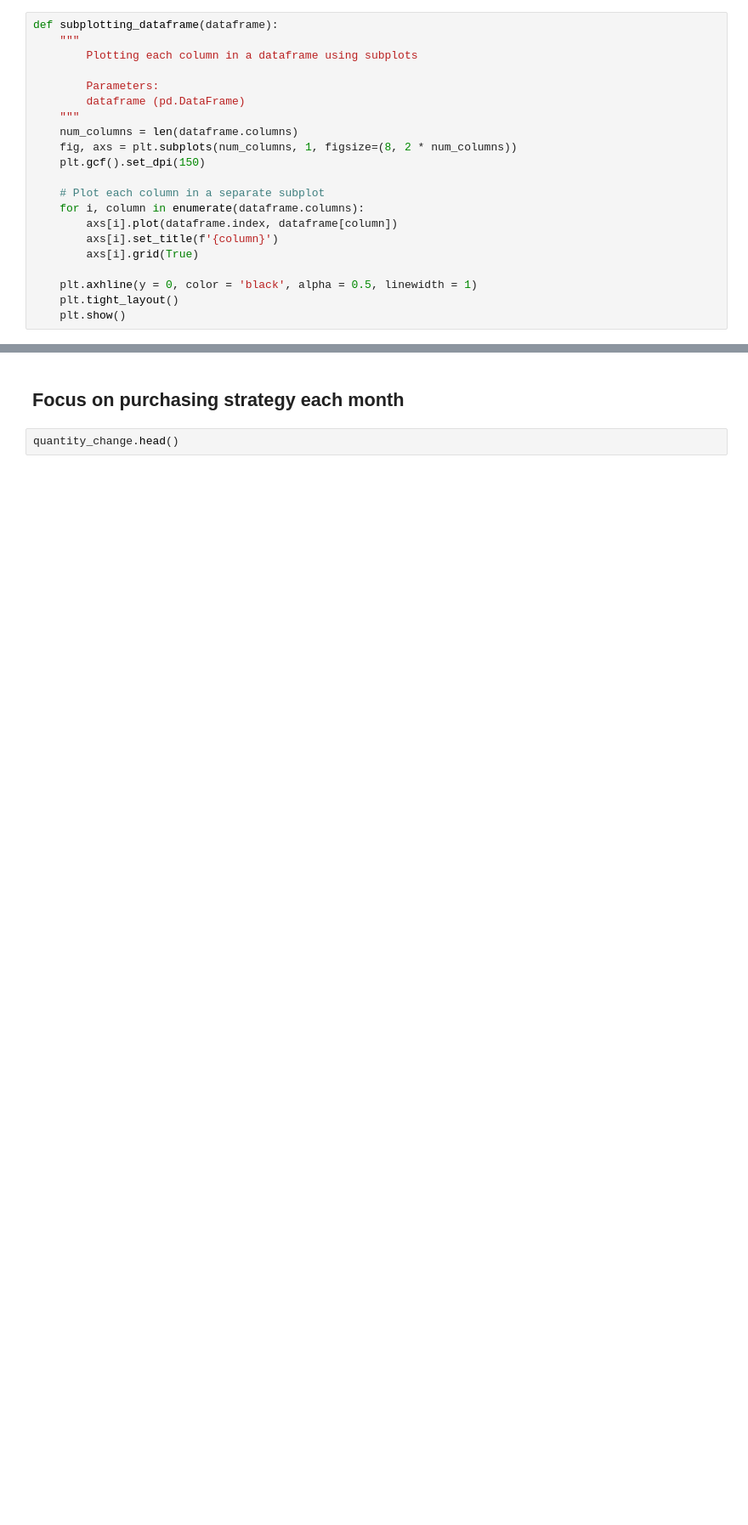
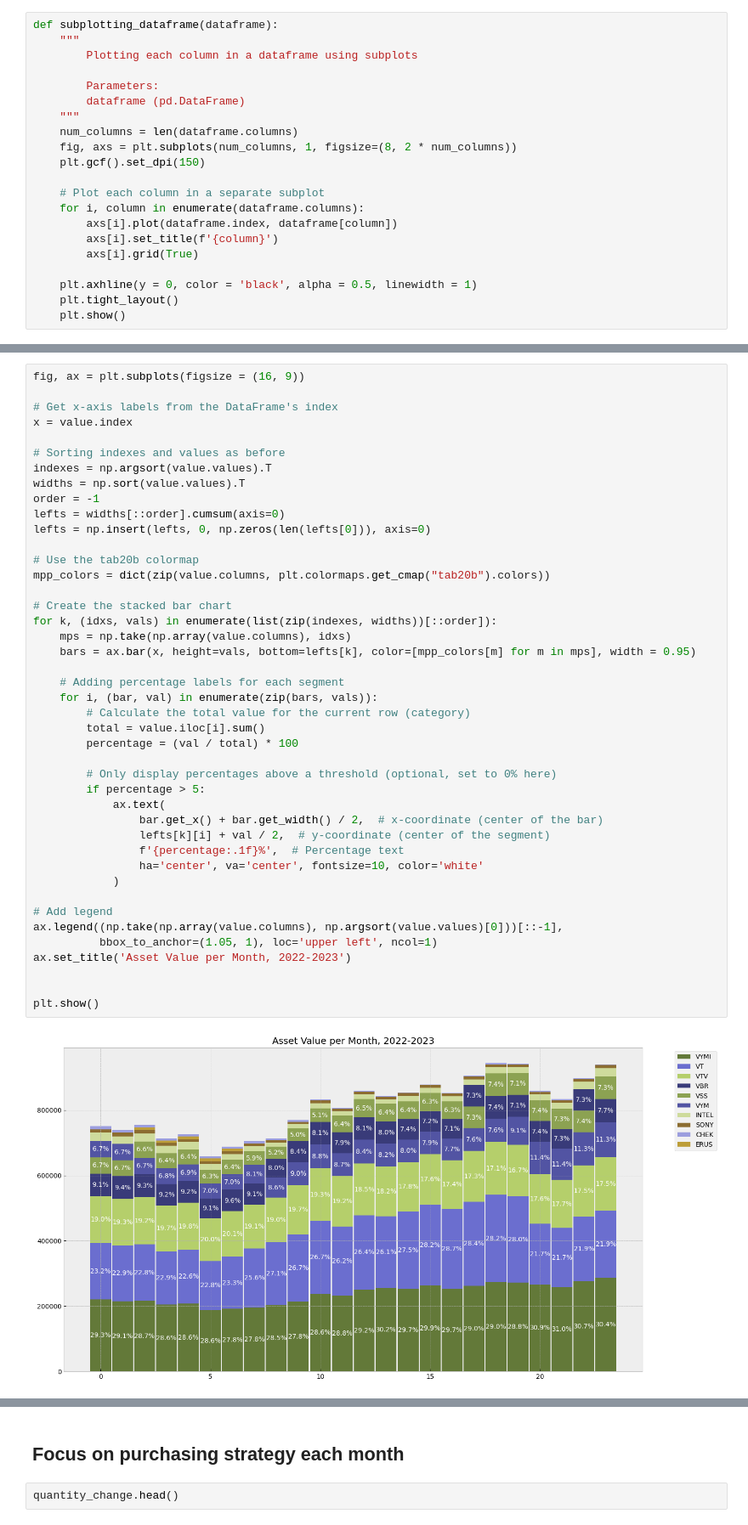
Before and after one commit to vincenzojrs/MrRipStrategyAnalysis, a Jupyter notebook: main.ipynb, the cells around one changed output, grey strips where cells are left out. Shown at 85% size. Saved outputs shown, nothing was run; the diff lists cells and outputs as text; blank space fills up the shorter version.

```diff
--- a/main.ipynb
+++ b/main.ipynb
@@ -262,0 +320,45 @@ subplotting_dataframe(monthly_value)
+# %%
+fig, ax = plt.subplots(figsize = (16, 9))
+
+# Get x-axis labels from the DataFrame's index
+x = value.index
+
+# Sorting indexes and values as before
+indexes = np.argsort(value.values).T
+widths = np.sort(value.values).T
+order = -1
+lefts = widths[::order].cumsum(axis=0)
+lefts = np.insert(lefts, 0, np.zeros(len(lefts[0])), axis=0)
+
+# Use the tab20b colormap
+mpp_colors = dict(zip(value.columns, plt.colormaps.get_cmap("tab20b").colors))
+
+# Create the stacked bar chart
+for k, (idxs, vals) in enumerate(list(zip(indexes, widths))[::order]):
+    mps = np.take(np.array(value.columns), idxs)
+    bars = ax.bar(x, height=vals, bottom=lefts[k], color=[mpp_colors[m] for m in mps], width = 0.95)
+
+    # Adding percentage labels for each segment
+    for i, (bar, val) in enumerate(zip(bars, vals)):
+        # Calculate the total value for the current row (category)
+        total = value.iloc[i].sum()
+        percentage = (val / total) * 100
+
+        # Only display percentages above a threshold (optional, set to 0% here)
+        if percentage > 5:
+            ax.text(
+                bar.get_x() + bar.get_width() / 2,  # x-coordinate (center of the bar)
+                lefts[k][i] + val / 2,  # y-coordinate (center of the segment)
+                f'{percentage:.1f}%',  # Percentage text
+                ha='center', va='center', fontsize=10, color='white'
+            )
+
+# Add legend
+ax.legend((np.take(np.array(value.columns), np.argsort(value.values)[0]))[::-1],
+          bbox_to_anchor=(1.05, 1), loc='upper left', ncol=1)
+ax.set_title('Asset Value per Month, 2022-2023')
+
+
+plt.show()
+# %% [output]
+[figure, added]
```
Also changed, not shown: parts of 17 cells of this notebook.
